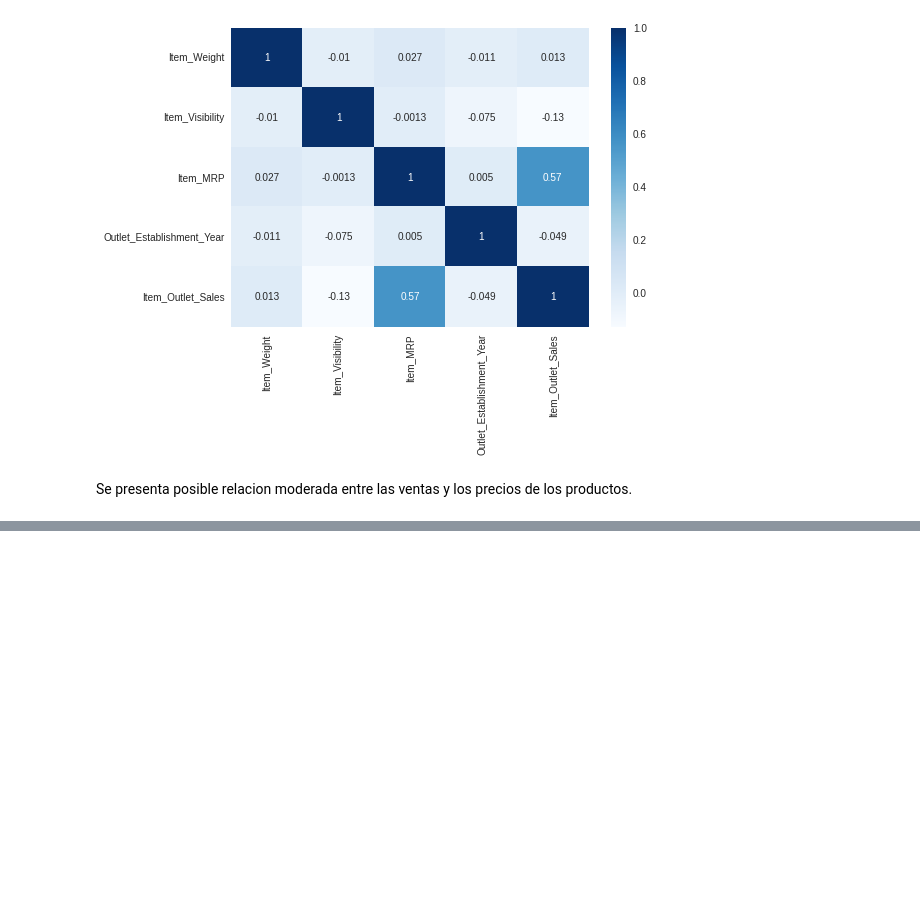
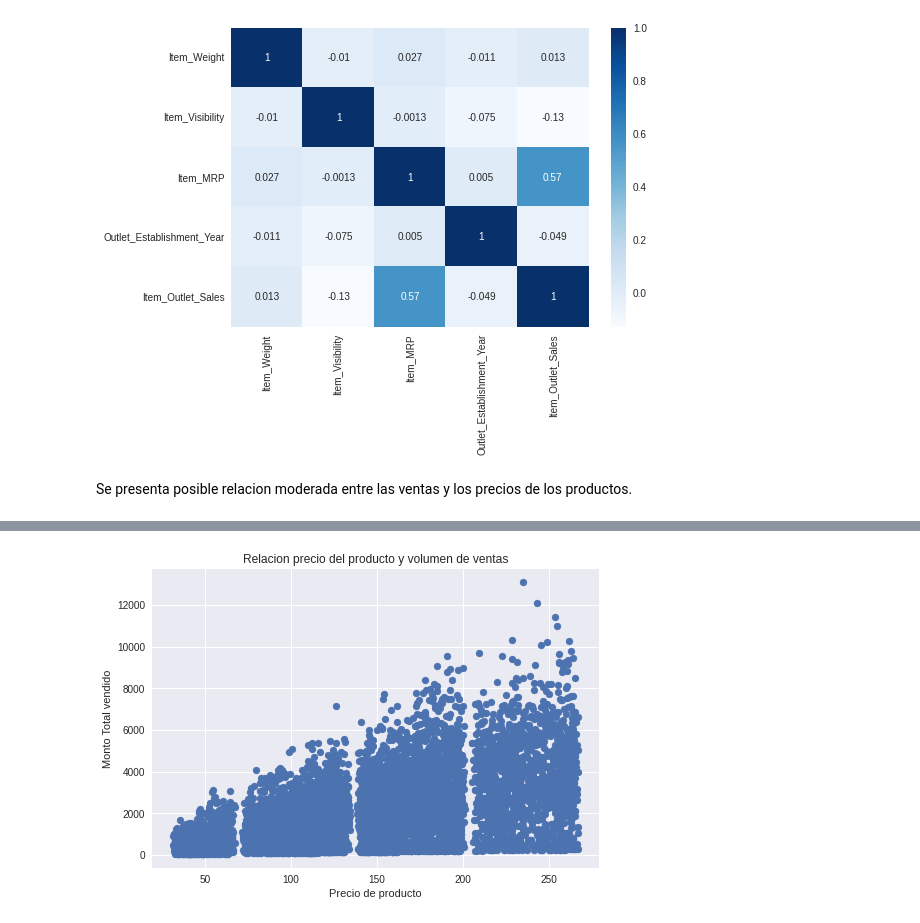
Before and after one commit to jjaquezrd/predicciones-de-ventas-alimenticias, a Jupyter notebook: predicciones_de_ventas_alimenticias.ipynb, the cells around one changed output, grey strips where cells are left out. Cells and saved outputs as stored; diff of their text form; code cells hidden in the pictures; blank space fills up the shorter version.

```diff
--- a/predicciones_de_ventas_alimenticias.ipynb
+++ b/predicciones_de_ventas_alimenticias.ipynb
@@ -8,7 +8,7 @@ import matplotlib.pyplot as plt
 import numpy as np
 import seaborn as sns
 # %%
-file_name = '/content/drive/MyDrive/Data_Science/sales_predictions.csv'
+file_name = '/content/drive/MyDrive/Data_Science/DataSet/sales_predictions.csv'
 df = pd.read_csv(file_name)
 # %%
 from google.colab import drive
@@ -423,0 +440,14 @@ Se presenta posible relacion moderada entre las ventas y los precios de los prod
+# %%
+small = df[serie_size_Small]
+medium = df[serie_size_medium]
+high = df[serie_size_High]
+plt.scatter(df['Item_MRP'],df['Item_Outlet_Sales'])
+#plt.scatter(small['Item_MRP'],small['Item_Outlet_Sales'])
+#plt.scatter(medium['Item_MRP'],medium['Item_Outlet_Sales'])
+#plt.scatter(high['Item_MRP'],high['Item_Outlet_Sales'])
+plt.title('Relacion precio del producto y volumen de ventas')
+plt.xlabel('Precio de producto')
+plt.ylabel('Monto Total vendido')
+plt.show()
+# %% [output]
+[figure, added]
```
Also changed, not shown: parts of 1 cell of this notebook.
